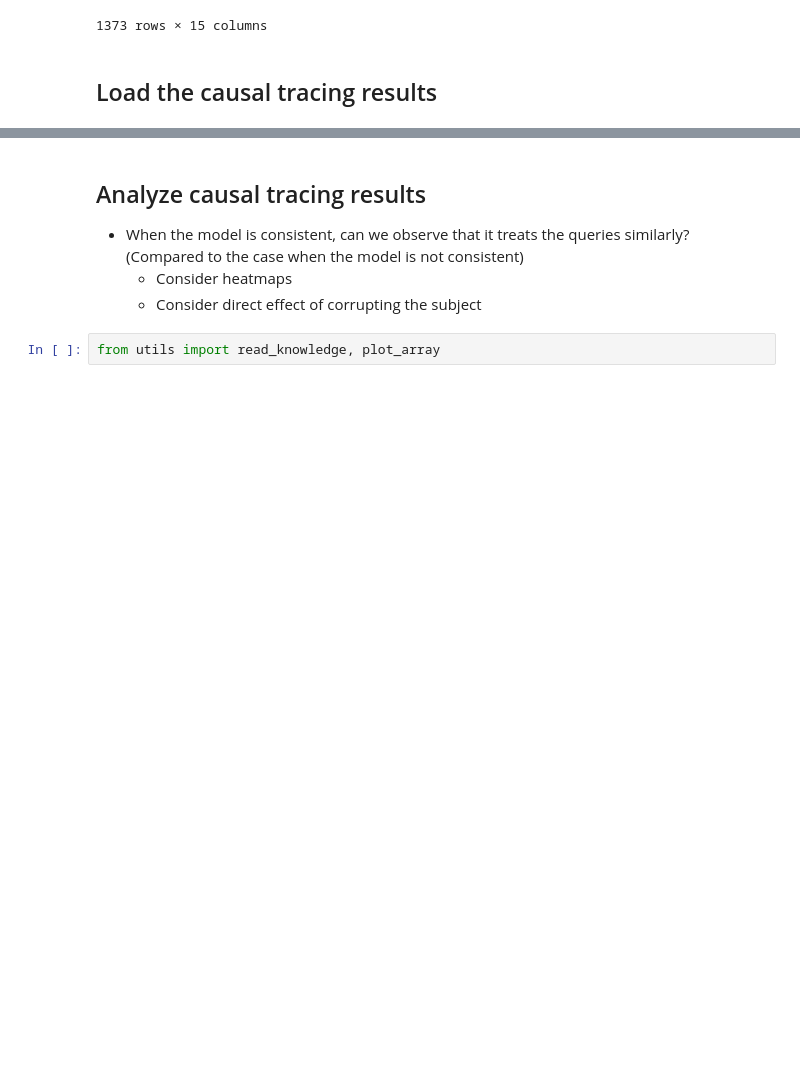
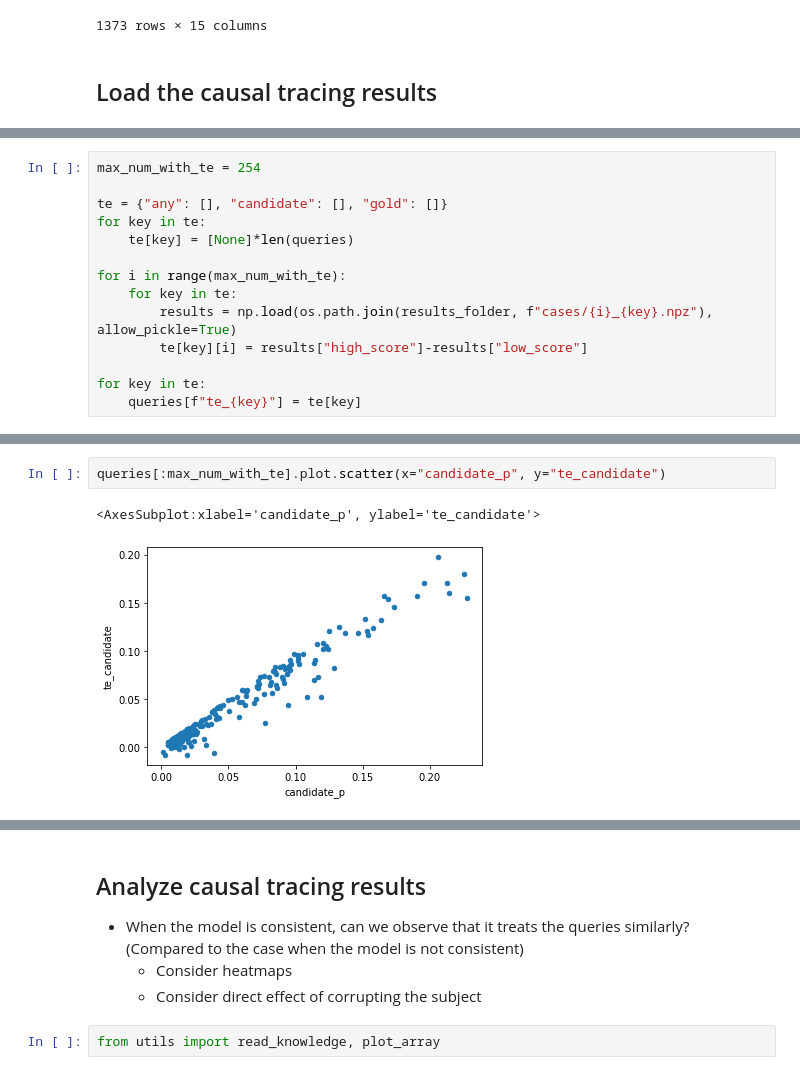
Before and after one commit to dsaynova/rome, a Jupyter notebook: notebooks/analyze_pararel_causal_tracing_results.ipynb, the cells around one changed output, grey strips where cells are left out. Drawn from its saved outputs; the diff is of its cells as text; blank space fills up the shorter version.

```diff
--- a/notebooks/analyze_pararel_causal_tracing_results.ipynb
+++ b/notebooks/analyze_pararel_causal_tracing_results.ipynb
@@ -155,0 +132,14 @@ findfont: Font family ['Times New Roman'] not found. Falling back to DejaVu Sans
+# %%
+max_num_with_te = 254
+
+te = {"any": [], "candidate": [], "gold": []}
+for key in te:
+    te[key] = [None]*len(queries)
+
+for i in range(max_num_with_te):
+    for key in te:
+        results = np.load(os.path.join(results_folder, f"cases/{i}_{key}.npz"), allow_pickle=True)
+        te[key][i] = results["high_score"]-results["low_score"]
+
+for key in te:
+    queries[f"te_{key}"] = te[key]
@@ -155,0 +155,5 @@ findfont: Font family ['Times New Roman'] not found. Falling back to DejaVu Sans
+# %%
+queries[:max_num_with_te].plot.scatter(x="candidate_p", y="te_candidate")
+# %% [output]
+<AxesSubplot:xlabel='candidate_p', ylabel='te_candidate'>
+[figure, added]
```
Also changed, not shown: parts of 27 cells of this notebook, 5 other files.
